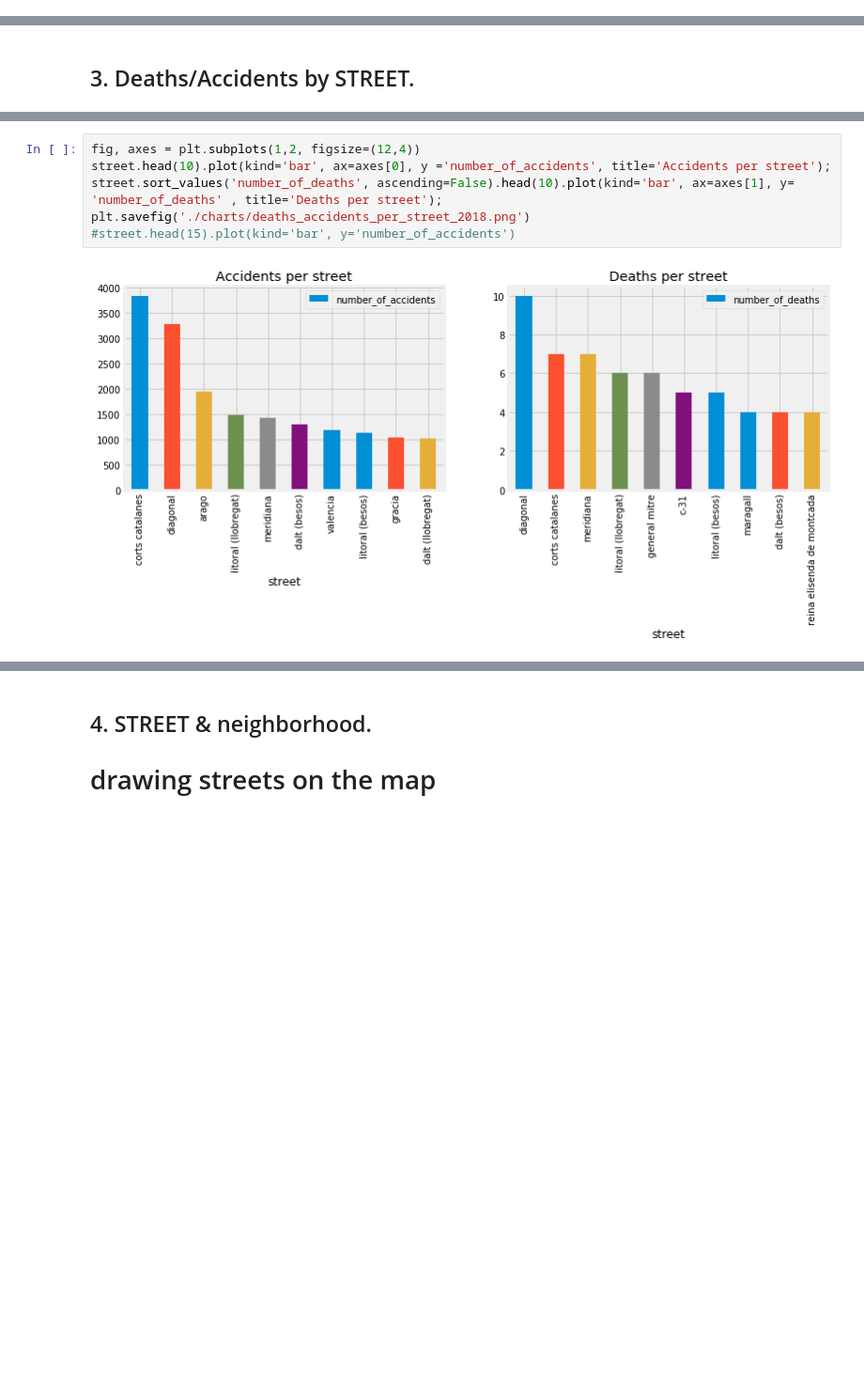
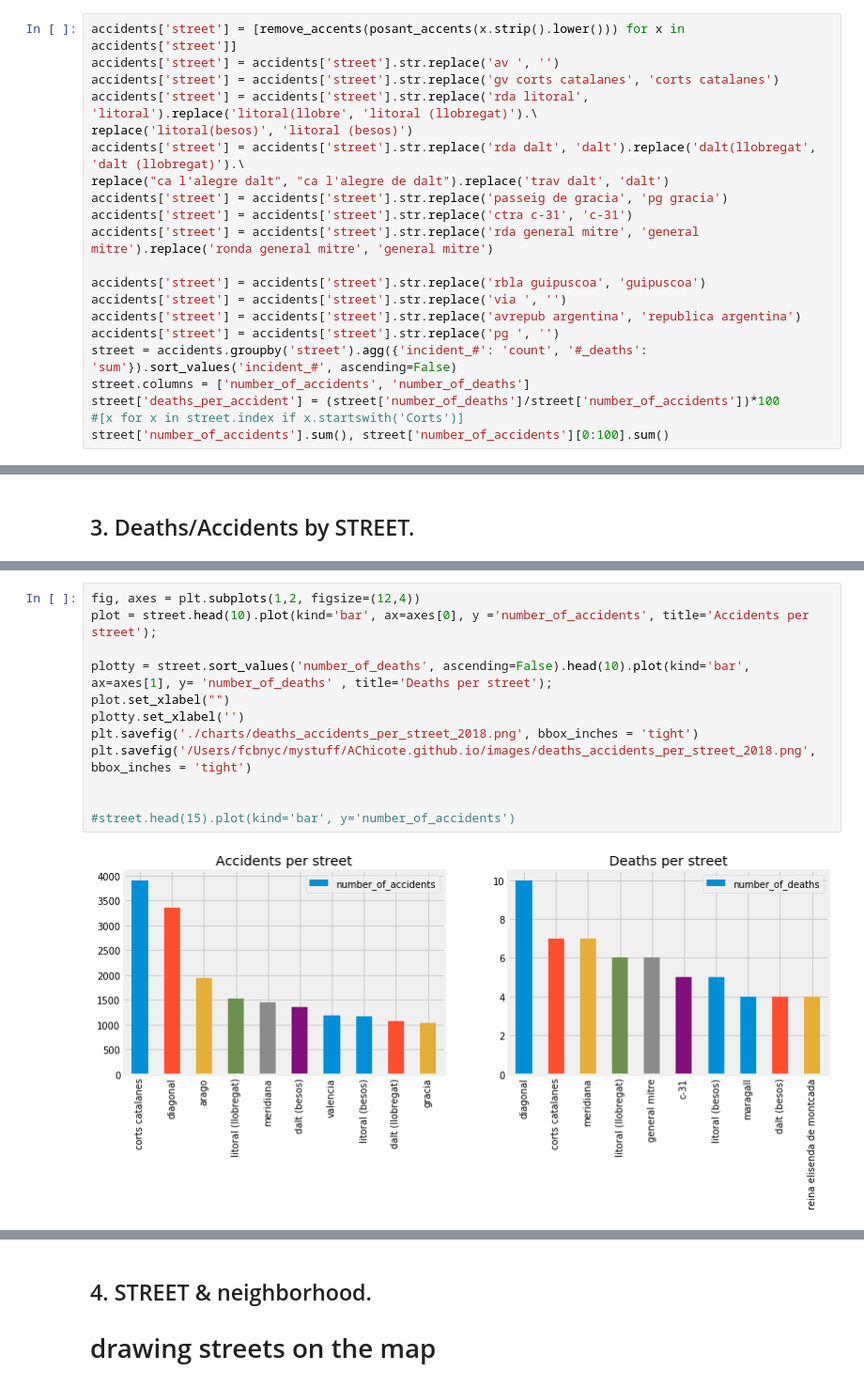
Before and after one commit to AlexChicote/BarcelonaAccidents, a Jupyter notebook: BarcelonaAccidents-2010-2018-Plotting-Accidents.ipynb, the cells around one changed output, grey strips where cells are left out. Shown at 94% size. Saved outputs shown, nothing was run; the diff lists cells and outputs as text; blank space fills up the shorter version.

```diff
--- a/BarcelonaAccidents-2010-2018-Plotting-Accidents.ipynb
+++ b/BarcelonaAccidents-2010-2018-Plotting-Accidents.ipynb
@@ -830,0 +915,21 @@ neighborhood.index = [remove_accents(posant_accents(x)) for x in neighborhood.in
+# %%
+accidents['street'] = [remove_accents(posant_accents(x.strip().lower())) for x in accidents['street']]
+accidents['street'] = accidents['street'].str.replace('av ', '')
+accidents['street'] = accidents['street'].str.replace('gv corts catalanes', 'corts catalanes')
+accidents['street'] = accidents['street'].str.replace('rda litoral', 'litoral').replace('litoral(llobre', 'litoral (llobregat)').\
+replace('litoral(besos)', 'litoral (besos)')
+accidents['street'] = accidents['street'].str.replace('rda dalt', 'dalt').replace('dalt(llobregat', 'dalt (llobregat)').\
+replace("ca l'alegre dalt", "ca l'alegre de dalt").replace('trav dalt', 'dalt')
+accidents['street'] = accidents['street'].str.replace('passeig de gracia', 'pg gracia')
+accidents['street'] = accidents['street'].str.replace('ctra c-31', 'c-31')
+accidents['street'] = accidents['street'].str.replace('rda general mitre', 'general mitre').replace('ronda general mitre', 'general mitre')
+
+accidents['street'] = accidents['street'].str.replace('rbla guipuscoa', 'guipuscoa')
+accidents['street'] = accidents['street'].str.replace('via ', '')
+accidents['street'] = accidents['street'].str.replace('avrepub argentina', 'republica argentina')
+accidents['street'] = accidents['street'].str.replace('pg ', '')
+street = accidents.groupby('street').agg({'incident_#': 'count', '#_deaths': 'sum'}).sort_values('incident_#', ascending=False)
+street.columns = ['number_of_accidents', 'number_of_deaths']
+street['deaths_per_accident'] = (street['number_of_deaths']/street['number_of_accidents'])*100
+#[x for x in street.index if x.startswith('Corts')]
+street['number_of_accidents'].sum(), street['number_of_accidents'][0:100].sum()
@@ -917,9 +1078,15 @@ street['number_of_accidents'].sum(), street['number_of_accidents'][0:100].sum()
 # %%
 fig, axes = plt.subplots(1,2, figsize=(12,4))
-street.head(10).plot(kind='bar', ax=axes[0], y ='number_of_accidents', title='Accidents per street');
-street.sort_values('number_of_deaths', ascending=False).head(10).plot(kind='bar', ax=axes[1], y= 'number_of_deaths' , title='Deaths per street');
-plt.savefig('./charts/deaths_accidents_per_street_2018.png')
+plot = street.head(10).plot(kind='bar', ax=axes[0], y ='number_of_accidents', title='Accidents per street');
+
+plotty = street.sort_values('number_of_deaths', ascending=False).head(10).plot(kind='bar', ax=axes[1], y= 'number_of_deaths' , title='Deaths per street');
+plot.set_xlabel("")
+plotty.set_xlabel('')
+plt.savefig('./charts/deaths_accidents_per_street_2018.png', bbox_inches = 'tight')
+plt.savefig('/Users/fcbnyc/mystuff/AChicote.github.io/images/deaths_accidents_per_street_2018.png', bbox_inches = 'tight')
+
+
 #street.head(15).plot(kind='bar', y='number_of_accidents')
 # %% [output]
-[figure, old version]
+[figure, new version]
 # %%
```
Also changed, not shown: parts of 77 cells of this notebook, 1 other file.
